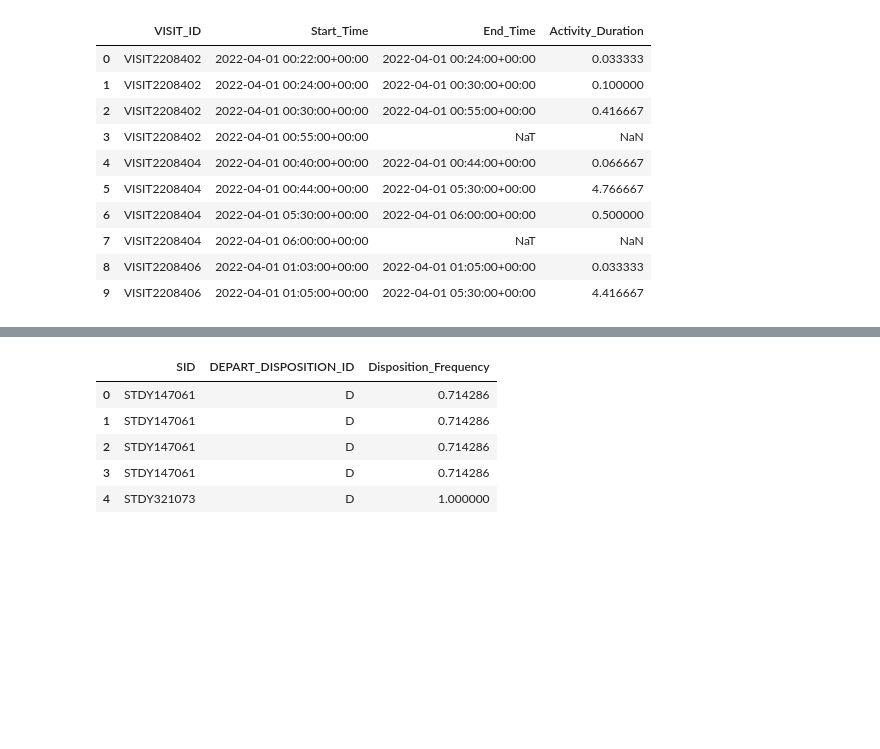
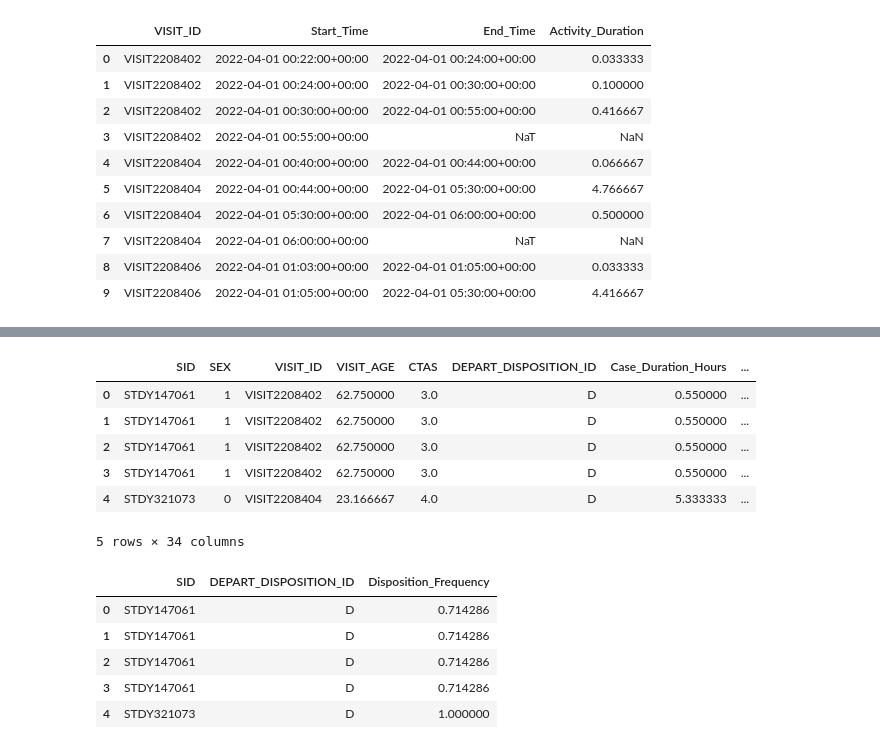
Before and after one commit to clariss95/Enhancing_XAI_MUN, a Jupyter notebook: preprocessing_features_fix.ipynb, the cells around one changed output, grey strips where cells are left out. Cells and saved outputs as stored; diff of their text form; code cells hidden in the pictures; blank space fills up the shorter version.

```diff
--- a/preprocessing_features_fix.ipynb
+++ b/preprocessing_features_fix.ipynb
@@ -1475,0 +1546,10 @@ df_event_log_visits[['VISIT_ID', 'Start_Time', 'End_Time', 'Activity_Duration']]
+# %%
+
+# Filtering rows where 'Activity_Patient departed' is True and 'Activity_Duration' is missing
+condition = (df_event_log_visits['Activity_Patient departed'] == True) & (df_event_log_visits['Activity_Duration'].isna())
+
+# Setting 'Activity_Duration' to 0 where the condition is met
+df_event_log_visits.loc[condition, 'Activity_Duration'] = 0
+
+# Verifying changes
+print(df_event_log_visits[['Activity_Patient departed', 'Activity_Duration']].head())
@@ -1475,0 +1612,10 @@ df_event_log_visits[['VISIT_ID', 'Start_Time', 'End_Time', 'Activity_Duration']]
+# %%
+
+# Filtering rows where 'Activity_Patient discharge' is True and 'Activity_Duration' is missing
+condition = (df_event_log_visits['Activity_Patient discharge'] == True) & (df_event_log_visits['Activity_Duration'].isna())
+
+# Setting 'Activity_Duration' to 0 where the condition is met
+df_event_log_visits.loc[condition, 'Activity_Duration'] = 0
+
+# Verifying changes
+print(df_event_log_visits[['Activity_Patient discharge', 'Activity_Duration']].head())
@@ -1475,0 +1693,5 @@ df_event_log_visits[['VISIT_ID', 'Start_Time', 'End_Time', 'Activity_Duration']]
+# %%
+# Filling missing values with the median
+df_event_log_visits['Activity_Duration'].fillna(df_event_log_visits['Activity_Duration'].median(), inplace=True)
+
+print("Updated Descriptive Statistics:\n", df_event_log_visits['Activity_Duration'].describe())
@@ -1504,0 +1758,18 @@ memory usage: 42.8+ MB
+# %%
+from sklearn.ensemble import RandomForestClassifier
+
+# Preparing the data - assuming other categorical and numerical features are preprocessed appropriately
+features = df_event_log_visits.drop(['DEPART_DISPOSITION_ID', 'VISIT_ID', 'SID'], axis=1)
+target = df_event_log_visits['DEPART_DISPOSITION_ID']
+
+# Splitting data into sets with and without missing 'DEPART_DISPOSITION_ID'
+train_data = df_event_log_visits[~df_event_log_visits['DEPART_DISPOSITION_ID'].isna()]
+test_data = df_event_log_visits[df_event_log_visits['DEPART_DISPOSITION_ID'].isna()]
+
+# Training a model
+model = RandomForestClassifier(n_estimators=100)
+model.fit(train_data[features.columns], train_data['DEPART_DISPOSITION_ID'])
+
+# Predicting missing values
+predicted_values = model.predict(test_data[features.columns])
+df_event_log_visits.loc[df_event_log_visits['DEPART_DISPOSITION_ID'].isna(), 'DEPART_DISPOSITION_ID'] = predicted_values
@@ -1505,3 +1796,13 @@ memory usage: 42.8+ MB
+# %%
+df_event_log_visits.head()
+# %% [output]
+|  | SID | SEX | VISIT_ID | VISIT_AGE | CTAS | DEPART_DISPOSITION_ID | Case_Duration_Hours | ... |
+| 0 | STDY147061 | 1 | VISIT2208402 | 62.750000 | 3.0 | D | 0.550000 | ... |
+| 1 | STDY147061 | 1 | VISIT2208402 | 62.750000 | 3.0 | D | 0.550000 | ... |
+| 2 | STDY147061 | 1 | VISIT2208402 | 62.750000 | 3.0 | D | 0.550000 | ... |
+| 3 | STDY147061 | 1 | VISIT2208402 | 62.750000 | 3.0 | D | 0.550000 | ... |
+| 4 | STDY321073 | 0 | VISIT2208404 | 23.166667 | 4.0 | D | 5.333333 | ... |
+5 rows × 34 columns
 # %%
 # Counting occurrences of each 'DEPART_DISPOSITION_ID' within each 'SID'
 disposition_counts = df_event_log_visits.groupby(['SID', 'DEPART_DISPOSITION_ID']).size()
```
Also changed, not shown: parts of 18 cells of this notebook.
